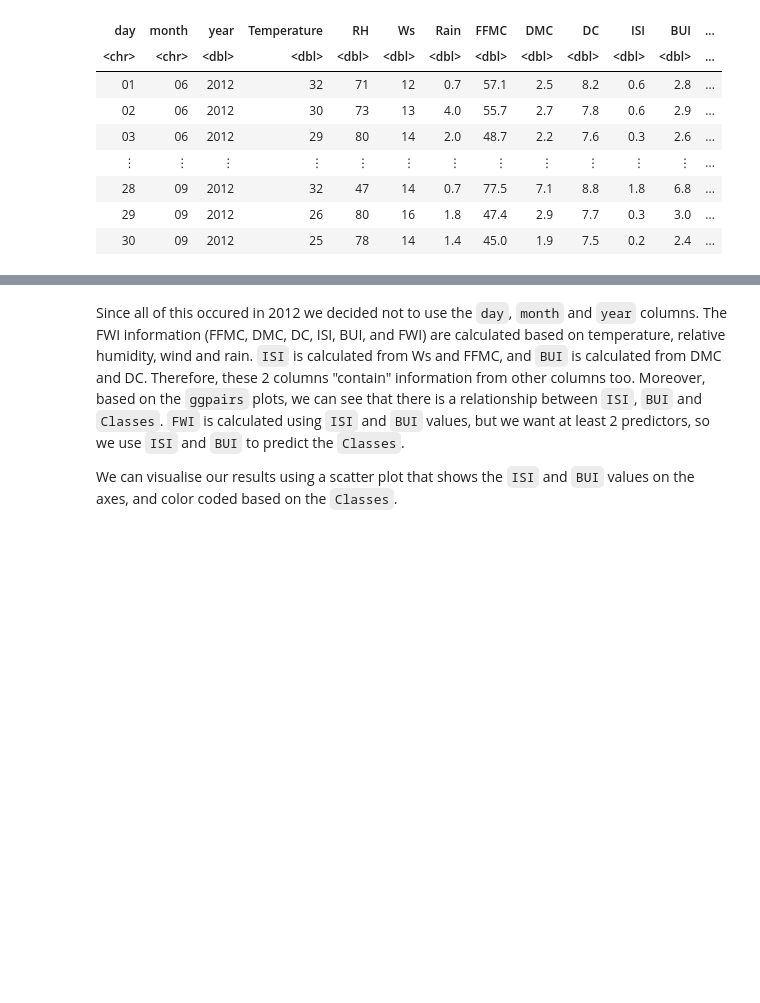
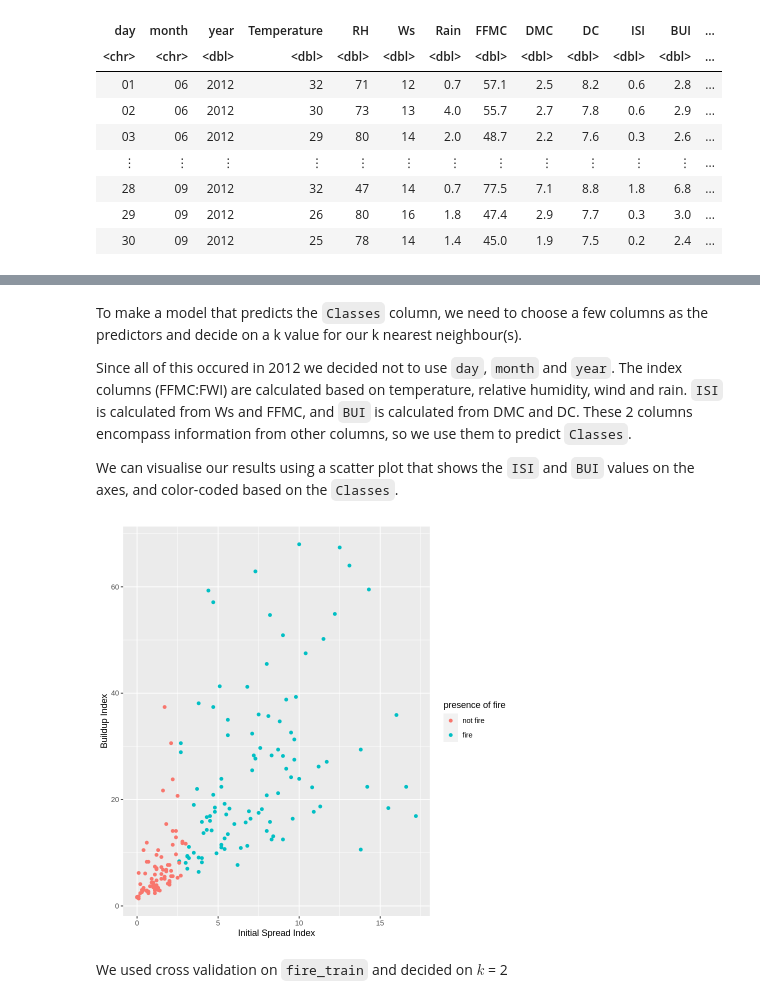
Before and after one commit to vangeliq/DSCII100_project_proposal, a Jupyter notebook: project_proposal.ipynb, the cells around one changed output, grey strips where cells are left out. Cells and saved outputs as stored; diff of their text form; code cells hidden in the pictures; blank space fills up the shorter version.

```diff
--- a/project_proposal.ipynb
+++ b/project_proposal.ipynb
@@ -160,5 +159,15 @@ fire_train %>%
 # %% [markdown]
-Since all of this occured in 2012 we decided not to use the `day`, `month` and `year` columns. The FWI information (FFMC, DMC, DC, ISI, BUI, and FWI) are calculated based on temperature, relative humidity, wind and rain. `ISI` is calculated from Ws and FFMC, and `BUI` is calculated from DMC and DC. Therefore, these 2 columns "contain" information from other columns too. Moreover, based on the `ggpairs` plots, we can see that there is a relationship between `ISI`, `BUI` and `Classes`. `FWI` is calculated using `ISI` and `BUI` values, but we want at least 2 predictors, so we use `ISI` and `BUI` to predict the `Classes`.
+To make a model that predicts the `Classes` column, we need to choose a few columns as the predictors and decide on a k value for our k nearest neighbour(s).
 
+Since all of this occured in 2012 we decided not to use `day`, `month` and `year`. The  index columns (FFMC:FWI) are calculated based on temperature, relative humidity, wind and rain. `ISI` is calculated from Ws and FFMC, and `BUI` is calculated from DMC and DC. These 2 columns encompass information from other columns, so we use them to predict `Classes`.
 
-We can visualise our results using a scatter plot that shows the `ISI` and `BUI` values on the axes, and color coded based on the `Classes`.
+We can visualise our results using a scatter plot that shows the `ISI` and `BUI` values on the axes, and color-coded based on the `Classes`.
+# %%
+options(repr.plot.width=7, repr.plot.height=7)
+ggplot(fire_train, aes(x = ISI, y = BUI, color = Classes)) +
+    geom_point() +
+    labs(x = "Initial Spread Index", y = "Buildup Index", color = "presence of fire")
+# %% [output]
+[figure, added]
+# %% [markdown]
+We used cross validation on `fire_train` and decided on $k$ = 2
```
Also changed, not shown: parts of 19 cells of this notebook.
